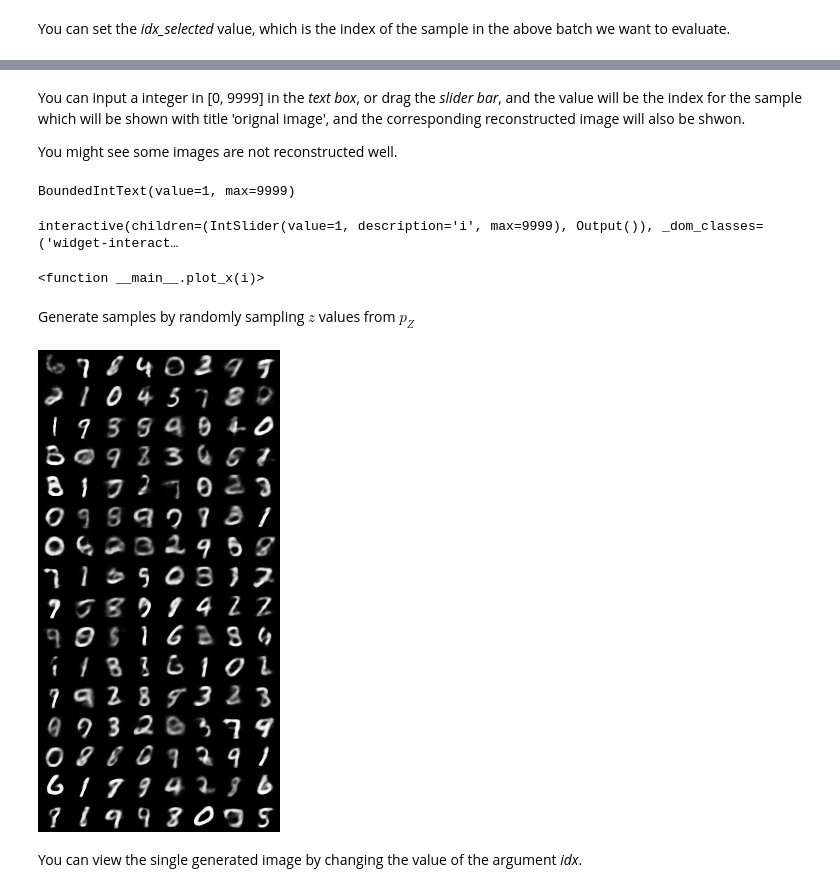
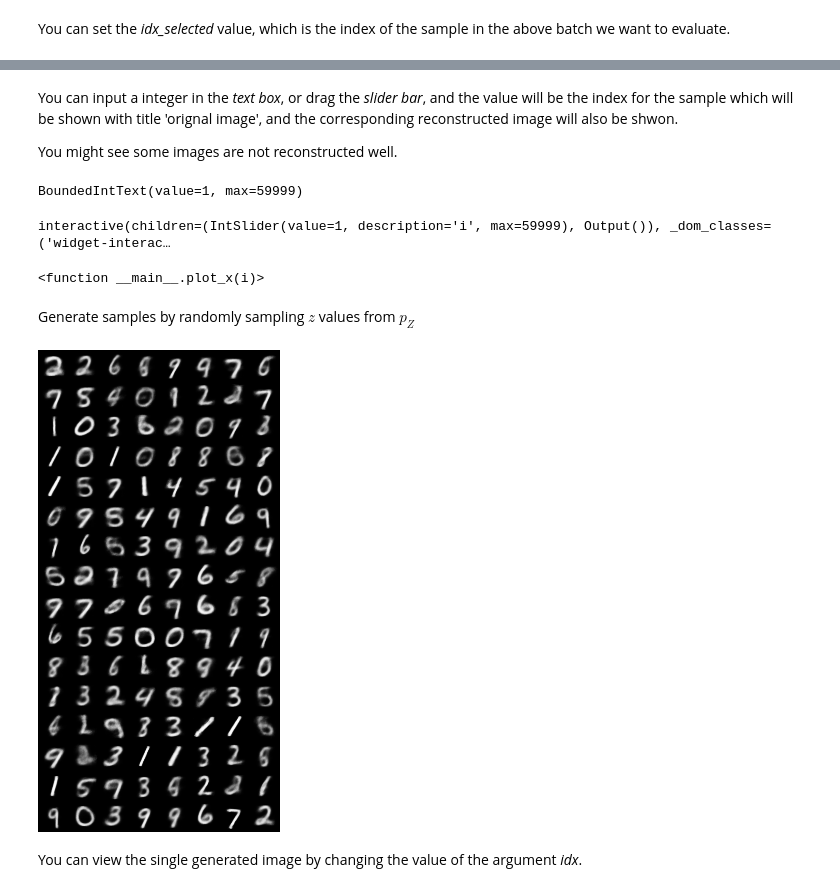
Before and after one commit to ccha23/miml, a Jupyter notebook: part2/VanillaVAE.ipynb, the cells around one changed output, grey strips where cells are left out. Cells and saved outputs as stored; diff of their text form; code cells hidden in the pictures.

```diff
--- a/part2/VanillaVAE.ipynb
+++ b/part2/VanillaVAE.ipynb
@@ -406,8 +416,10 @@ show_image(x_hat, idx=idx_selected, title='Reconstructed')
 # %% [markdown]
-You can input a integer in \[0, 9999\] in the *text box*, or drag the *slider bar*, and the value will be the index for the sample which will be shown with title 'orignal image', and the corresponding reconstructed image will also be shwon.
+You can input a integer in the *text box*, or drag the *slider bar*, and the value will be the index for the sample which will be shown with title 'orignal image', and the corresponding reconstructed image will also be shwon.
 
 You might see some images are not reconstructed well.
 # %%
+selected_dataset = train_dataset # select the dataset to visualize, values: train_dataset, test_dataset
+
 from ipywidgets import interact, interactive, fixed, interact_manual
 import ipywidgets as widgets
 
@@ -419,7 +431,7 @@ import numpy as np
 def plot_x(i):
     model.eval()
     with torch.no_grad():
-        x=test_dataset[i][0]
+        x=selected_dataset[i][0]
         x = x.view(-1, x_dim)
         x = x.to(DEVICE)
 
@@ -435,15 +447,15 @@ def plot_x(i):
         # plt.imshow(x_hat[0].view(28,28).cpu().numpy(), cmap="gray")
         plt.show()
 
-widget_a = widgets.BoundedIntText(value=1, min=0, max=9999, step=1)
-widget_b = widgets.IntSlider(value=1, min=0, max=9999, step=1)
+widget_a = widgets.BoundedIntText(value=1, min=0, max=len(selected_dataset)-1, step=1)
+widget_b = widgets.IntSlider(value=1, min=0, max=len(selected_dataset)-1, step=1)
 mylink = widgets.jslink((widget_a, 'value'), (widget_b, 'value'))
 
 display(widget_a)
 interact(plot_x, i = widget_b)
 # %% [output]
-BoundedIntText(value=1, max=9999)
+BoundedIntText(value=1, max=59999)
-interactive(children=(IntSlider(value=1, description='i', max=9999), Output()), _dom_classes=('widget-interact…
+interactive(children=(IntSlider(value=1, description='i', max=59999), Output()), _dom_classes=('widget-interac…
 <function __main__.plot_x(i)>
 # %% [markdown]
 Generate samples by randomly sampling $z$ values from $p_{Z}$
@@ -458,8 +470,8 @@ save_image(generated_images.view(-1, 1, 28, 28), 'generated_sample.png')
 # %%
 from IPython.display import Image
 from IPython.core.display import HTML
-Image(filename =r"./generated_sample.png")
+Image(filename =r"./generated_samples.png")
 # %% [output]
-[figure, old version]
+[figure, new version]
 # %% [markdown]
 You can view the single generated image by changing the value of the argument *idx*.
```
Also changed, not shown: parts of 21 cells of this notebook.
